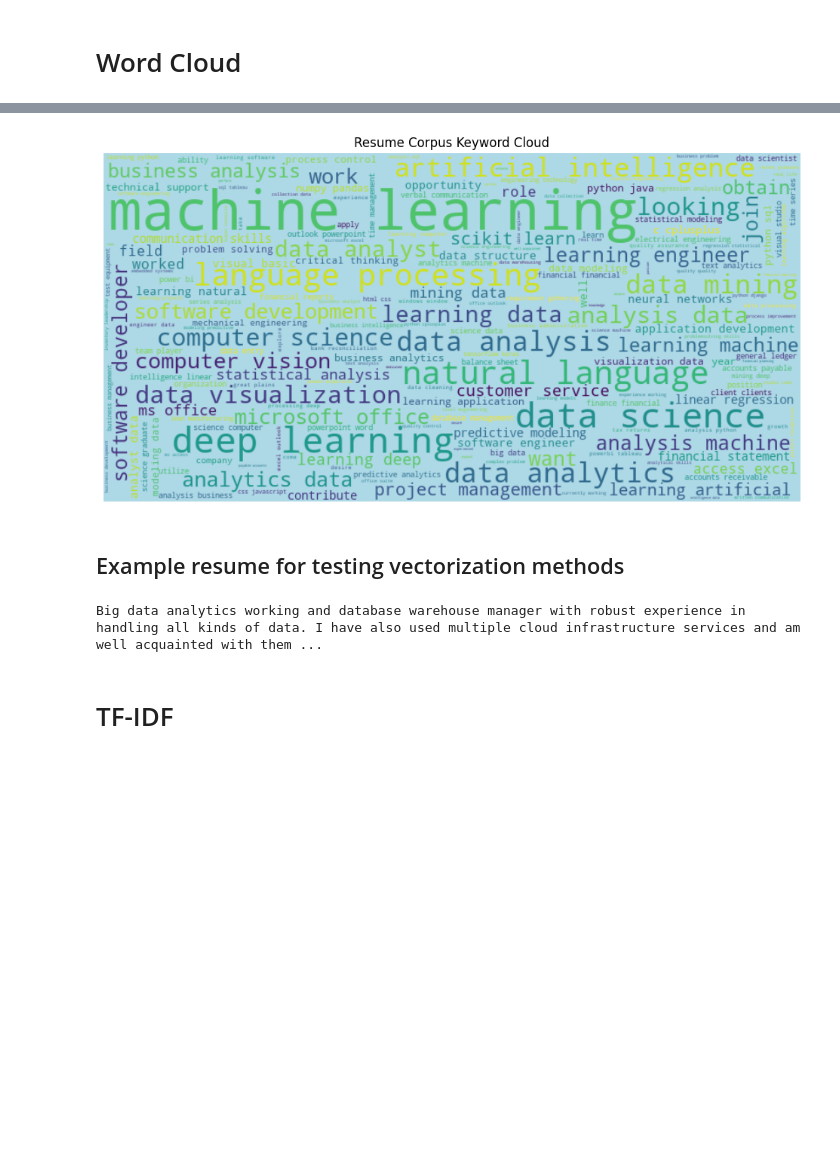
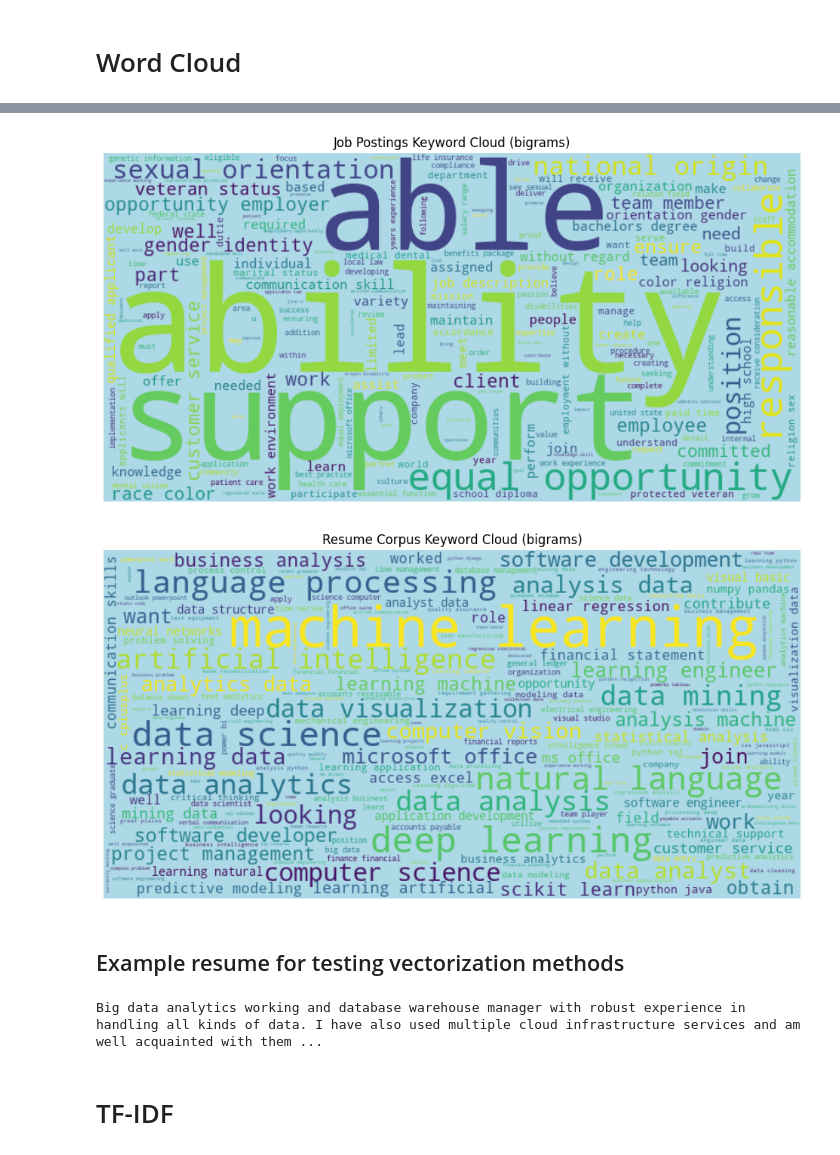
Before and after one commit to E-Eckmann/NLP_Resumes2Roles, a Jupyter notebook: main_analysis/MAIN_Resume2Roles_project.ipynb, the cells around one changed output, grey strips where cells are left out. Cells and saved outputs as stored; diff of their text form; code cells hidden in the pictures; blank space fills up the shorter version.

```diff
--- a/main_analysis/MAIN_Resume2Roles_project.ipynb
+++ b/main_analysis/MAIN_Resume2Roles_project.ipynb
@@ -436,7 +441,23 @@ plt.show()
+# %%
+# JOB POSTING WORD CLOUD
+long_string = " ".join(job_desc.astype(str))
+job_wordcloud_2 = WordCloud(
+    width = 800,
+    height = 400,
+    background_color = "lightblue"
+).generate(long_string)
+
+plt.figure(figsize = (12, 6))
+plt.imshow(job_wordcloud_2, interpolation="bilinear")
+plt.axis("off")
+plt.title("Job Postings Keyword Cloud (bigrams)")
+plt.show()
+# %% [output]
+[figure, added]
 # %%
 # RESUME WORD CLOUD
+resume_desc = resume_desc.apply(punct_preprocess)
 long_string = " ".join(resume_desc.astype(str))
-long_string = punct_preprocess(long_string)
 
 res_wordcloud = WordCloud(
     width = 800,
@@ -447,17 +468,34 @@ res_wordcloud = WordCloud(
 plt.figure(figsize = (12, 6))
 plt.imshow(res_wordcloud, interpolation="bilinear")
 plt.axis("off")
-plt.title("Resume Corpus Keyword Cloud")
+plt.title("Resume Corpus Keyword Cloud (bigrams)")
 plt.show()
 # %% [output]
-[figure, old version]
+[figure, new version]
 # %% [markdown]
 ## Example resume for testing vectorization methods
-# %%
-resume_text_1 = resume_df['combined'].iloc[0]
-print(resume_text_1)
-# %% [output]
-Big data analytics working and database warehouse manager with robust experience in handling all kinds of data. I have also used multiple cloud infrastructure services and am well acquainted with them ...
+# %%
+resume_text_1 = resume_df['combined'].iloc[0]
+print(resume_text_1)
+
+resume_text_2 = """
+# Alex Taylor San Francisco, CA | (555) 123-4567 | alex.taylor@email.com | linkedin.com/in/alextaylor | github.com/alextaylor
+# Professional Summary Results-driven Software Engineer with 4+ years of experience designing and developing scalable web applications. Proficient in full-stack development with a strong focus on backend architecture, system optimization, and writing clean, maintainable code.
+# Technical Skills
+# Languages: Python, JavaScript (ES6+), Java, SQL
+# Frameworks: React, Node.js, Django, Spring Boot
+# Tools & Cloud: Git, Docker, Kubernetes, AWS (EC2, S3, RDS), CI/CD pipelines
+# Professional Experience Software Engineer | TechNova Solutions June 2022 – Present
+# Developed and deployed 5+ RESTful APIs using Node.js and Express, improving data retrieval speeds by 30%.
+# Collaborated with cross-functional teams to migrate legacy monolithic architecture to microservices using Docker and AWS.
+# Reduced application downtime by 15% through the implementation of automated testing and robust CI/CD pipelines.
+# Junior Developer | CodeCrafters Inc. August 2020 – May 2022
+# Built responsive frontend components using React, increasing mobile user engagement by 25%.
+# Optimized database queries in PostgreSQL, reducing load times for the primary dashboard by 2 seconds.
+# Education Bachelor of Science in Computer Science University of California, Berkeley | Graduated: May 2020
+# """
+# %% [output]
+Big data analytics working and database warehouse manager with robust experience in handling all kinds of data. I have also used multiple cloud infrastructure services and am well acquainted with them ...
 # %% [markdown]
 # TF-IDF
 # %%
```
Also changed, not shown: parts of 20 cells of this notebook, 1 other file.
